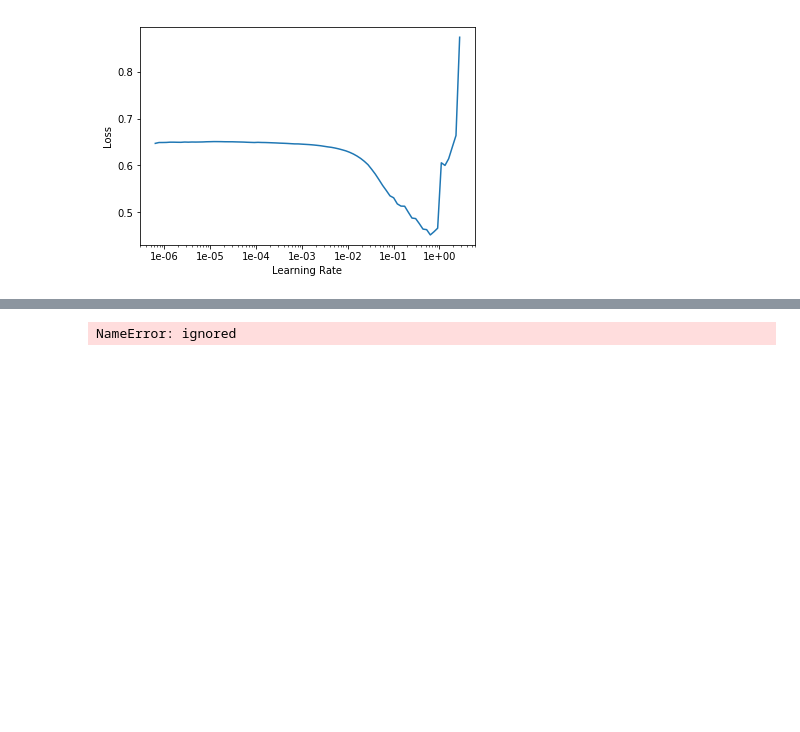
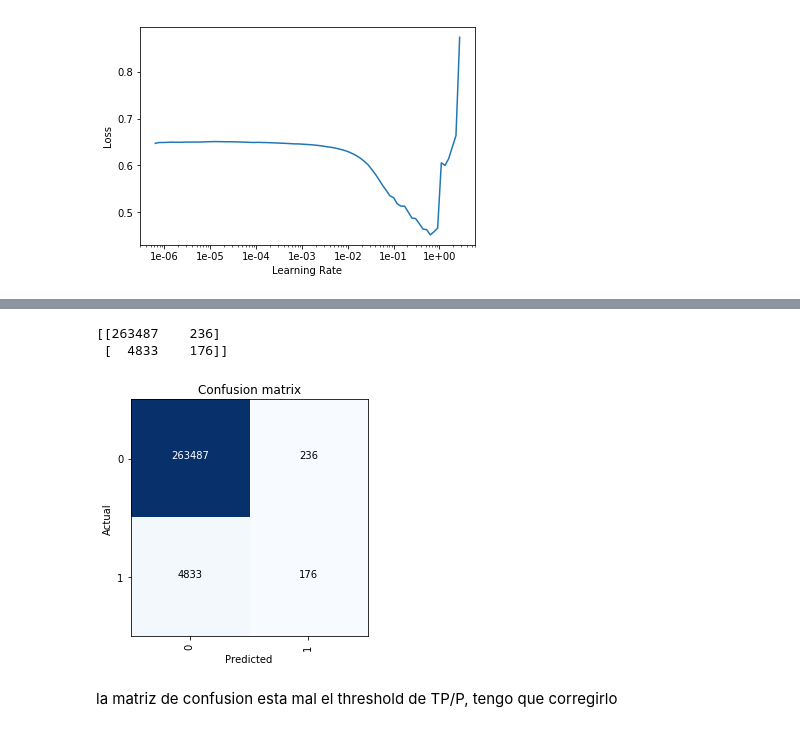
Before and after one commit to gmaggiotti/fastai, a Jupyter notebook: notebooks/ER_estimator_v1.ipynb, the cells around one changed output, grey strips where cells are left out. Drawn from its saved outputs; the diff is of its cells as text; code cells hidden in the pictures; blank space fills up the shorter version.

```diff
--- a/notebooks/ER_estimator_v1.ipynb
+++ b/notebooks/ER_estimator_v1.ipynb
@@ -164,31 +170,35 @@ learn.export()
 # %%
 def plot_confusion_matrix(self, normalize:bool=False, title:str='Confusion matrix', cmap:Any="Blues", slice_size:int=1, norm_dec:int=2, **kwargs)->None:
   "Plot the confusion matrix, with `title` and using `cmap`."
   # This function is mainly copied from the sklearn docs
   cm = self.confusion_matrix(slice_size=slice_size)
   plt.figure(**kwargs)
   plt.imshow(cm, interpolation='nearest', cmap=cmap)
   plt.title(title)
   tick_marks = np.arange(self.data.c)
   plt.xticks(tick_marks, self.data.y.classes, rotation=90)
   plt.yticks(tick_marks, self.data.y.classes, rotation=0)
 
   if normalize: cm = cm.astype('float') / cm.sum(axis=1)[:, np.newaxis]
-  thresh = cm.max() / 2.
+  thresh = cm.max() / 4.
   for i, j in itertools.product(range(cm.shape[0]), range(cm.shape[1])):
       coeff = f'{cm[i, j]:.{norm_dec}f}' if normalize else f'{cm[i, j]}'
       plt.text(j, i, coeff, horizontalalignment="center", color="white" if cm[i, j] > thresh else "black")
 
   plt.tight_layout()
   plt.ylabel('Actual')
   plt.xlabel('Predicted')
 
 
 interp = ClassificationInterpretation.from_learner(learn)
 print(interp.confusion_matrix())
 plot_confusion_matrix(interp)
 # %% [output]
-NameError: ignored
+[[263487    236]
+ [  4833    176]]
+[figure, added]
+# %% [markdown]
+la matriz de confusion esta mal el threshold de TP/P,  tengo que corregirlo
 # %%
 thresh = 0.08
 print(learn.predict(test_df.loc[2418640], thresh=thresh) )
```
Also changed, not shown: parts of 6 cells of this notebook.
